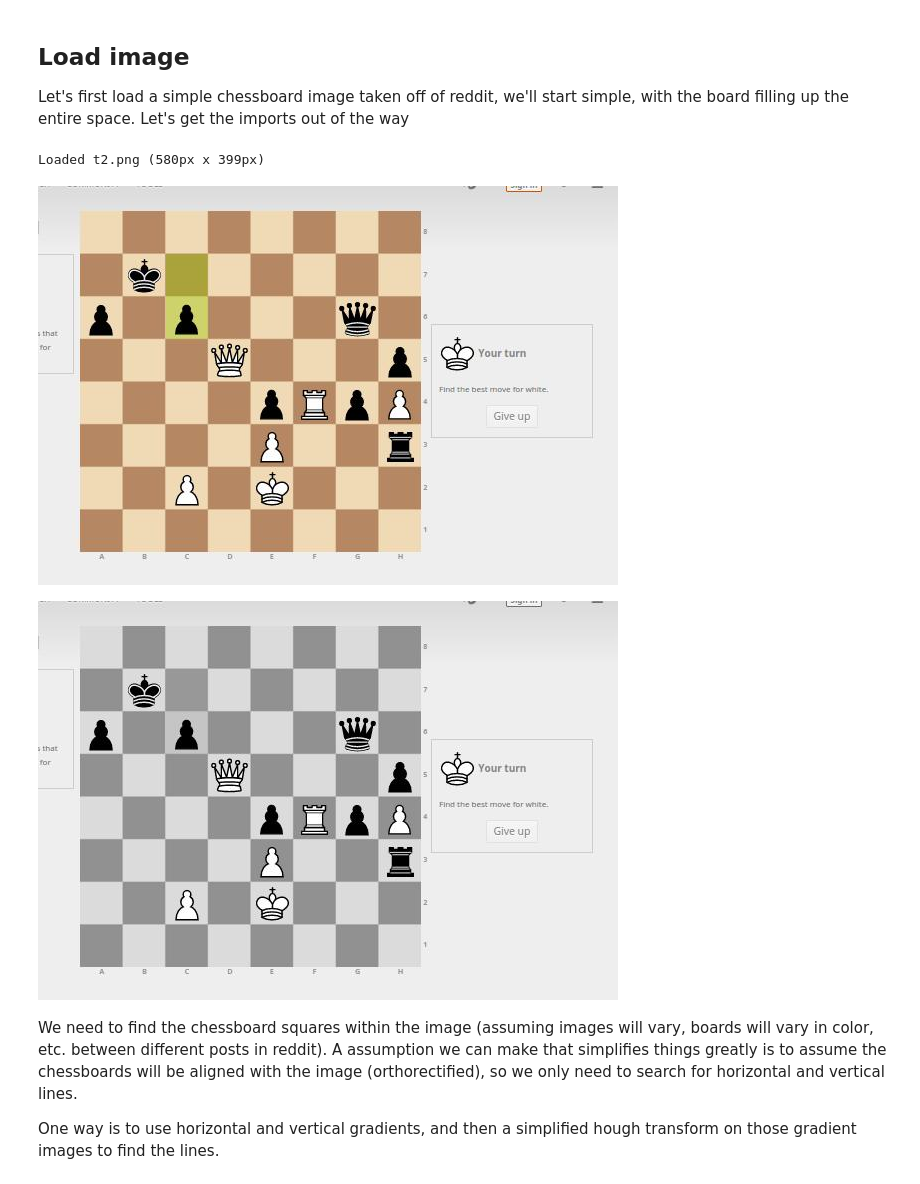
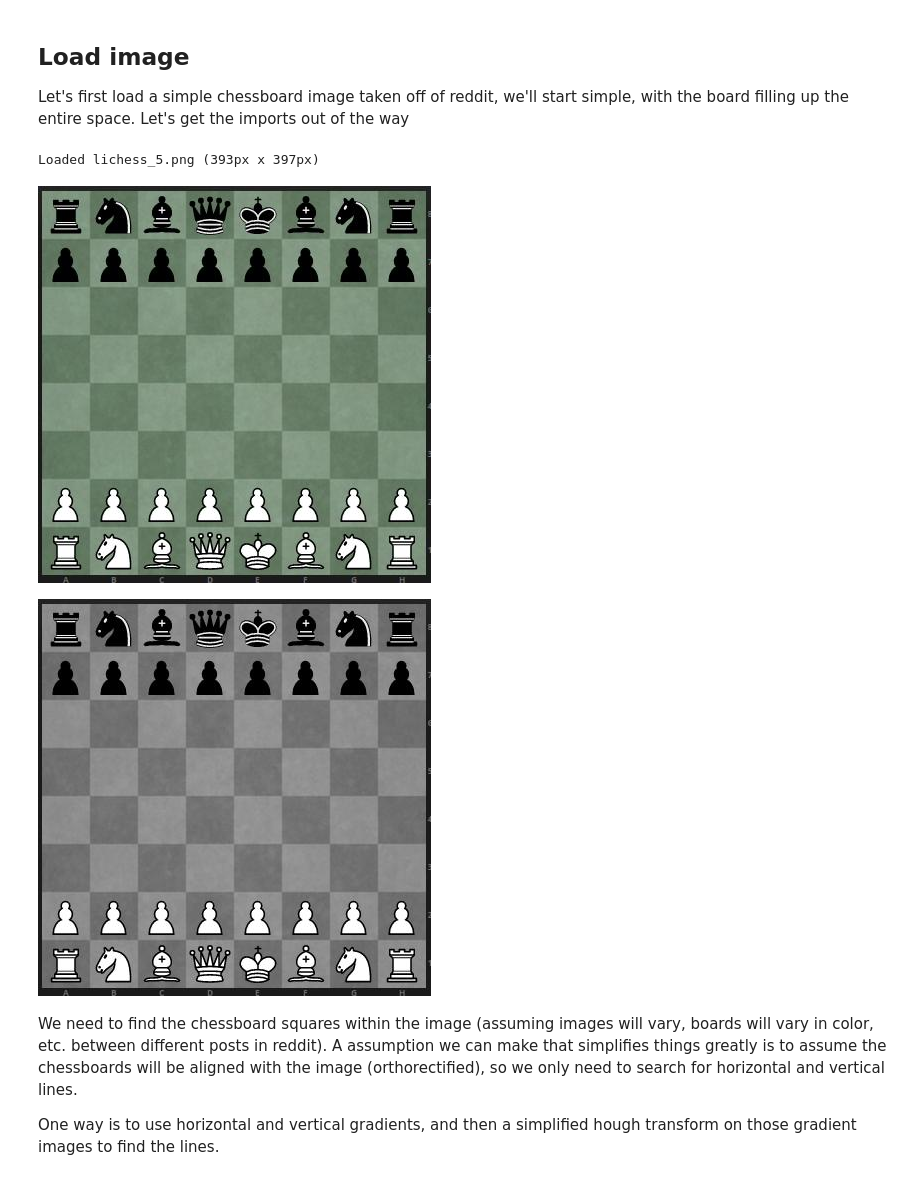
Before and after one commit to Elucidation/tensorflow_chessbot, a Jupyter notebook: tensorflow_chessbot.ipynb, the cells around one changed output. Drawn from its saved outputs; the diff is of its cells as text; code cells hidden in the pictures.

```diff
--- a/tensorflow_chessbot.ipynb
+++ b/tensorflow_chessbot.ipynb
@@ -53,37 +53,42 @@ def display_array(a, fmt='jpeg', rng=[0,1]):
 # img_file = 'img2.png'
 # img_file = 'img3.gif'
 # img_file = 'img4.jpg'
 # img_file = 'img7.png'
 # img_file = 'img9.png' # Doesn't work anymore due to non-alternating checkerboard lines
 
 # Bad fit example
 # img_file = 't1.png'
-img_file = 't2.png'
+# img_file = 't2.png'
 
-img = PIL.Image.open("%s/%s" % ("input_chessboards",img_file))
+img_file = 'lichess_5.png'
+
+# folder = "input_chessboards"
+folder = "test_chessboards"
+
+img = PIL.Image.open("%s/%s" % (folder,img_file))
 
 print "Loaded %s (%dpx x %dpx)" % \
     (img_file, img.size[0], img.size[1])
 
 # Resize if image larger than 2k pixels on a side
 if img.size[0] > 2000 or img.size[1] > 2000:
     print "Image too big (%d x %d)" % (img.size[0], img.size[1])
     new_size = 500.0 # px
     if img.size[0] > img.size[1]:
         # resize by width to new limit
         ratio = new_size / img.size[0]
     else:
         # resize by height
         ratio = new_size / img.size[1]
     print "Reducing by factor of %.2g" % (1./ratio)
     img = img.resize(img.size * ratio, PIL.Image.ADAPTIVE)
     print "New size: (%d x %d)" % (img.size[0], img.size[1])
 
 # See original image
 display_array(np.asarray(img), rng=[0,255])
 # %% [output]
-Loaded t2.png (580px x 399px)
+Loaded lichess_5.png (393px x 397px)
-[figure, old version]
+[figure, new version]
 # %%
 # Convert to grayscale and array
 a = np.asarray(img.convert("L"), dtype=np.float32)
@@ -91,7 +96,7 @@ a = np.asarray(img.convert("L"), dtype=np.float32)
 # Display array
 display_array(a, rng=[0,255])
 # %% [output]
-[figure, old version]
+[figure, new version]
 # %% [markdown]
 We need to find the chessboard squares within the image (assuming images will vary, boards will vary in color, etc. between different posts in reddit). A assumption we can make that simplifies things greatly is to assume the chessboards will be aligned with the image (orthorectified), so we only need to search for horizontal and vertical lines.
 
```
Also changed, not shown: parts of 3 cells of this notebook, 4 other files.
